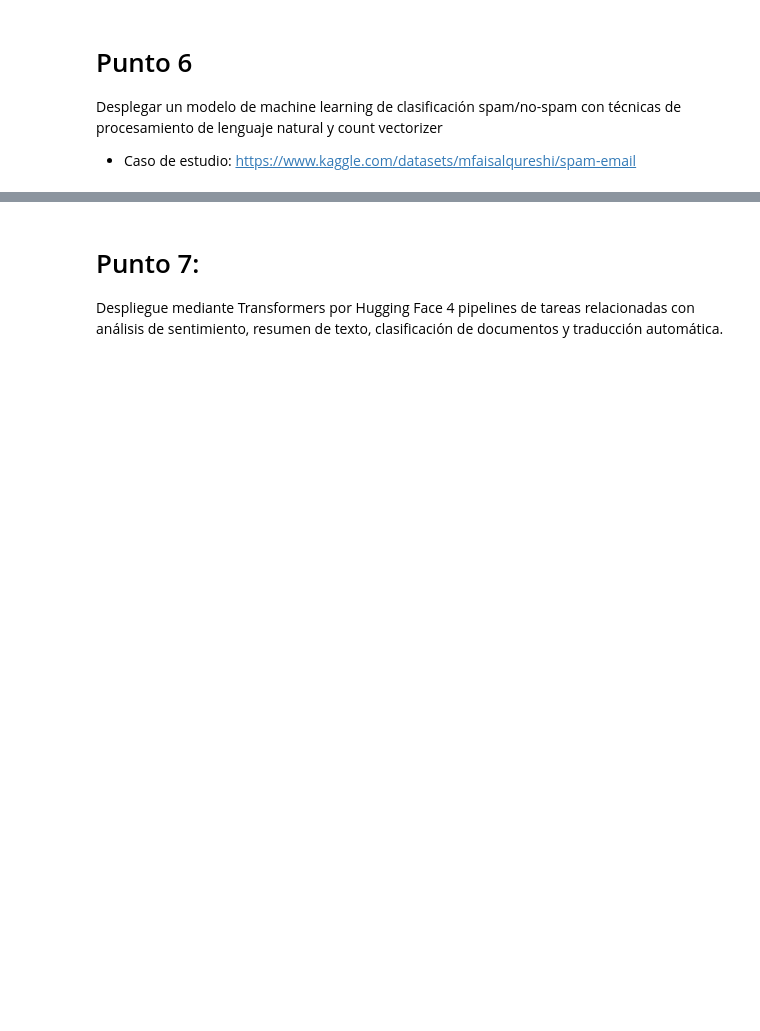
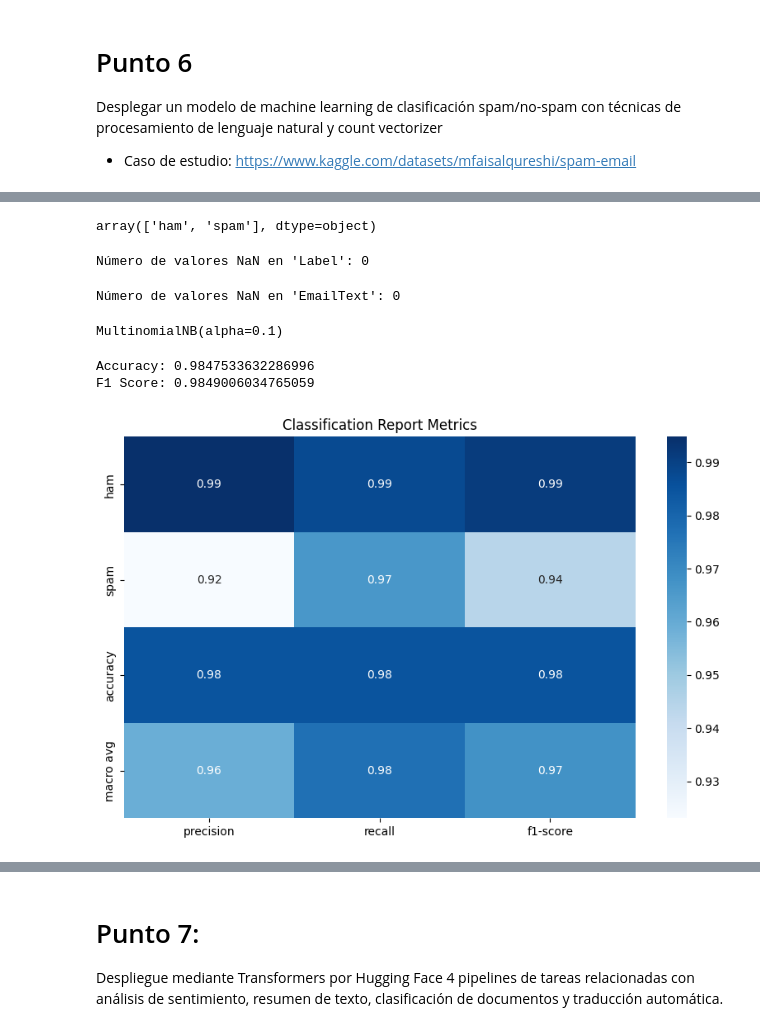
Before and after one commit to TalentoTech-IAA-2024/proyecto, a Jupyter notebook: Parte_2-3_Proyecto.ipynb, the cells around one changed output, grey strips where cells are left out. Saved outputs shown, nothing was run; the diff lists cells and outputs as text; code cells hidden in the pictures; blank space fills up the shorter version.

```diff
--- a/Parte_2-3_Proyecto.ipynb
+++ b/Parte_2-3_Proyecto.ipynb
@@ -13,0 +44,51 @@ Desplegar un modelo de machine learning de clasificación spam/no-spam con técn
+# %%
+df_nlp['Label'].unique()
+# %% [output]
+array(['ham', 'spam'], dtype=object)
+# %%
+nan_count = df_nlp['Label'].isna().sum()
+print(f"Número de valores NaN en 'Label': {nan_count}")
+# %% [output]
+Número de valores NaN en 'Label': 0
+# %%
+nan_count = df_nlp['EmailText'].isna().sum()
+print(f"Número de valores NaN en 'EmailText': {nan_count}")
+# %% [output]
+Número de valores NaN en 'EmailText': 0
+# %%
+df_nlp['EmailText'] = df_nlp['EmailText'].str.lower().str.strip()
+
+count_vector = CountVectorizer(stop_words='english', ngram_range=(1, 1))
+x = count_vector.fit_transform(df_nlp['EmailText'])
+y = df_nlp['Label']
+# %%
+X_train, X_test, y_train, y_test = train_test_split(x, y, test_size=0.2, random_state=42)
+# %%
+model = MultinomialNB(alpha=0.1)
+model.fit(X_train, y_train)
+# %% [output]
+MultinomialNB(alpha=0.1)
+# %%
+
+y_pred = model.predict(X_test)
+
+
+accuracy = accuracy_score(y_test, y_pred)
+f1 = f1_score(y_test, y_pred, average='weighted')
+
+
+print(f'Accuracy: {accuracy}')
+print(f'F1 Score: {f1}')
+# %% [output]
+Accuracy: 0.9847533632286996
+F1 Score: 0.9849006034765059
+# %%
+report = classification_report(y_test, y_pred, output_dict=True)
+
+df_report = pd.DataFrame(report).transpose()
+plt.figure(figsize=(10, 6))
+sns.heatmap(df_report[['precision', 'recall', 'f1-score']].iloc[:-1, :], annot=True, cmap='Blues')
+plt.title('Classification Report Metrics')
+plt.show()
+# %% [output]
+[figure, added]
```
Also changed, not shown: parts of 4 cells of this notebook, 1 other file.
